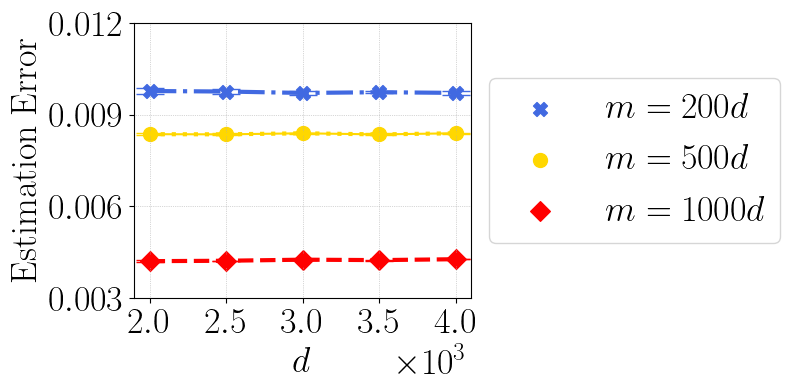
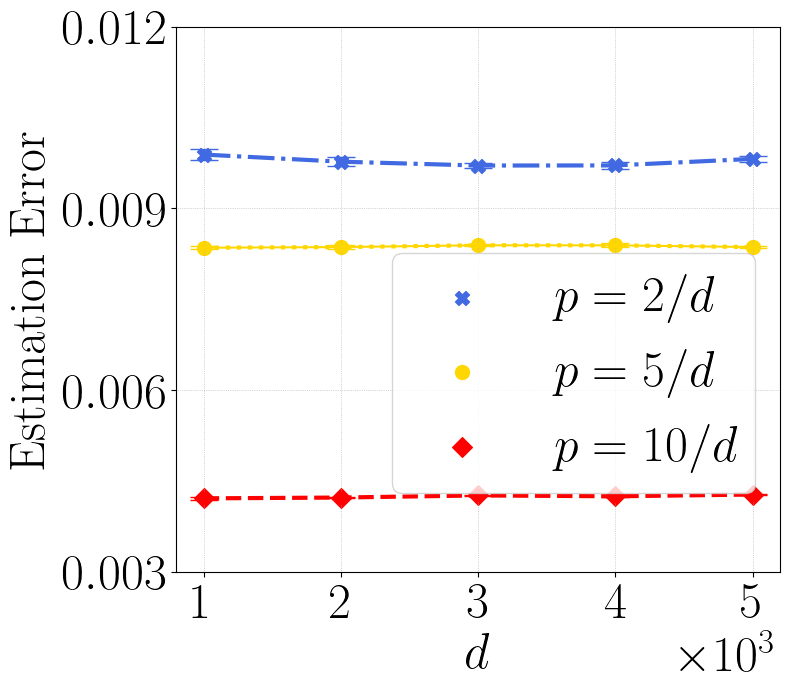
Code edit (unified diff) that turned the first committed figure into the second:
--- before
+++ after
@@ -1,4 +1,4 @@
 # title = r'$\mathrm{Synthetic~(2~obervations)}$'
-d2 = [2000, 2500, 3000, 3500, 4000]
+d2 = [1000, 2000, 3000,  4000, 5000]
 
 # m20 = [0.011217404156923294, 0.011327185668051243, 0.01230093278, 0.0112696588, 0.01238064095377922]
@@ -6,8 +6,8 @@
 # m100 = [0.00618130248, 0.005849636625, 0.00554137351, 0.005278910976, 0.005322077777]
 
-m200 = [0.009770647622644901, 0.009753705002367496, 0.009707117453217506, 0.009731337738533815, 0.00970905056844155]
-m200_std = [9.641464702193023e-05, 7.307869277842097e-05, 6.595007918847386e-05, 3.963291150909592e-05, 5.9075300925817826e-05]
+m200 = [0.009888327680528164, 0.009770647622644901,  0.009707117453217506, 0.00970905056844155, 0.009816869923472404]
+m200_std = [9.641464702193023e-05, 7.307869277842097e-05, 3.963291150909592e-05, 5.9075300925817826e-05, 4.569098658679688e-05]
 
-m500 = [0.008359554844597975, 0.00835421464095513, 0.008388821966946125, 0.008351619355380535, 0.008389917202293873]
+m500 = [0.00834954995661974, 0.008359554844597975, 0.008389917202293873, 0.008388821966946125, 0.008359978906810284]
 m500_std = [2.3163483426685816e-05, 3.159041829788376e-05, 1.2669984519801028e-05, 3.209746727277393e-05, 1.3992694715012731e-05]
 
@@ -15,5 +15,5 @@
 m1000_std = [3.052985913540364e-05, 6.536152600591575e-06, 2.130638533456387e-06, 1.3501179062790223e-05, 7.435652376441361e-06]
 
-f, ax = plt.subplots(figsize=(8,4))
+f, ax = plt.subplots(figsize=(8,7))
 
 #enhance = ob2_rmse_mean / rmse_mean
@@ -27,7 +27,7 @@
 plt.plot(d2, m1000, lw=3, color='red', ls="dashed")
 
-plt.scatter(d2, m200, s=100, color='royalblue', label=r"$m=200d$", marker="X")
-plt.scatter(d2, m500, s=100, color='gold', label=r"$m=500d$")
-plt.scatter(d2, m1000, s=100, color='red', label=r"$m=1000d$", marker="D")
+plt.scatter(d2, m200, s=100, color='royalblue', label=r"$p=2/d$", marker="X")
+plt.scatter(d2, m500, s=100, color='gold', label=r"$p=5/d$")
+plt.scatter(d2, m1000, s=100, color='red', label=r"$p=10/d$", marker="D")
 
 plt.errorbar(d2, m200, yerr=m200_std,color='royalblue', fmt='X', capsize=10)
@@ -35,14 +35,14 @@
 plt.errorbar(d2, m1000, yerr=m1000_std,color='red', fmt='D', capsize=10)
 
-plt.legend(fontsize=26, loc='center left',bbox_to_anchor=(1, 0.5), ncol=1)
+plt.legend(fontsize=36, loc='upper right',bbox_to_anchor=(1, 0.63), ncol=1)
 
-plt.xlabel(r"$d$", fontsize=26)
-plt.ylabel(r"$\mathrm{Estimation~Error}$", fontsize=26)
+plt.xlabel(r"$d$", fontsize=36)
+plt.ylabel(r"$\mathrm{Estimation~Error}$", fontsize=36)
 
 xticks = d2
-plt.xticks(xticks, fontsize=26)
+plt.xticks(xticks, fontsize=36)
 plt.ticklabel_format(style='sci', scilimits=(0,0), axis='x')
-plt.yticks([0.003, 0.006, 0.009, 0.012], fontsize=26)
-ax.xaxis.get_offset_text().set_fontsize(26)
+plt.yticks([0.003, 0.006, 0.009, 0.012], fontsize=36)
+ax.xaxis.get_offset_text().set_fontsize(36)
 
 plt.grid(lw=0.5, ls=":")

Commit: figures